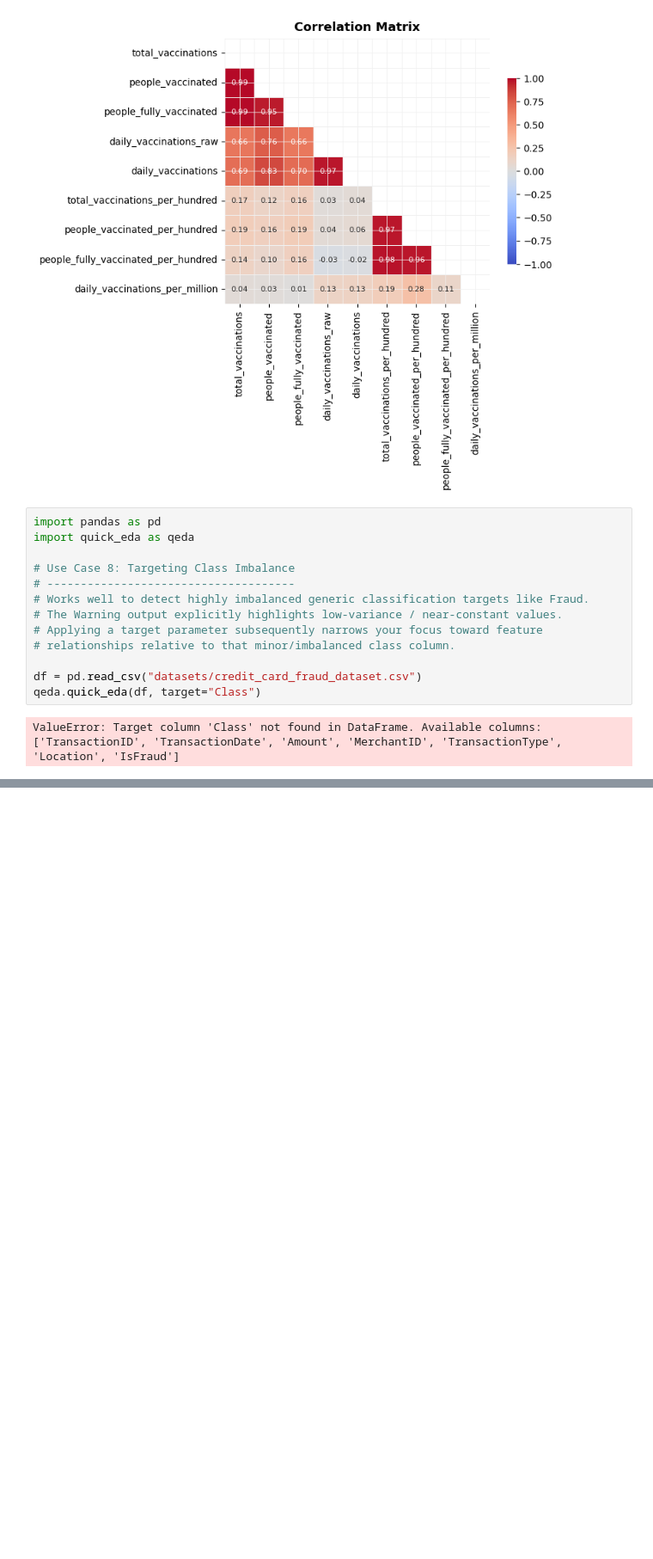
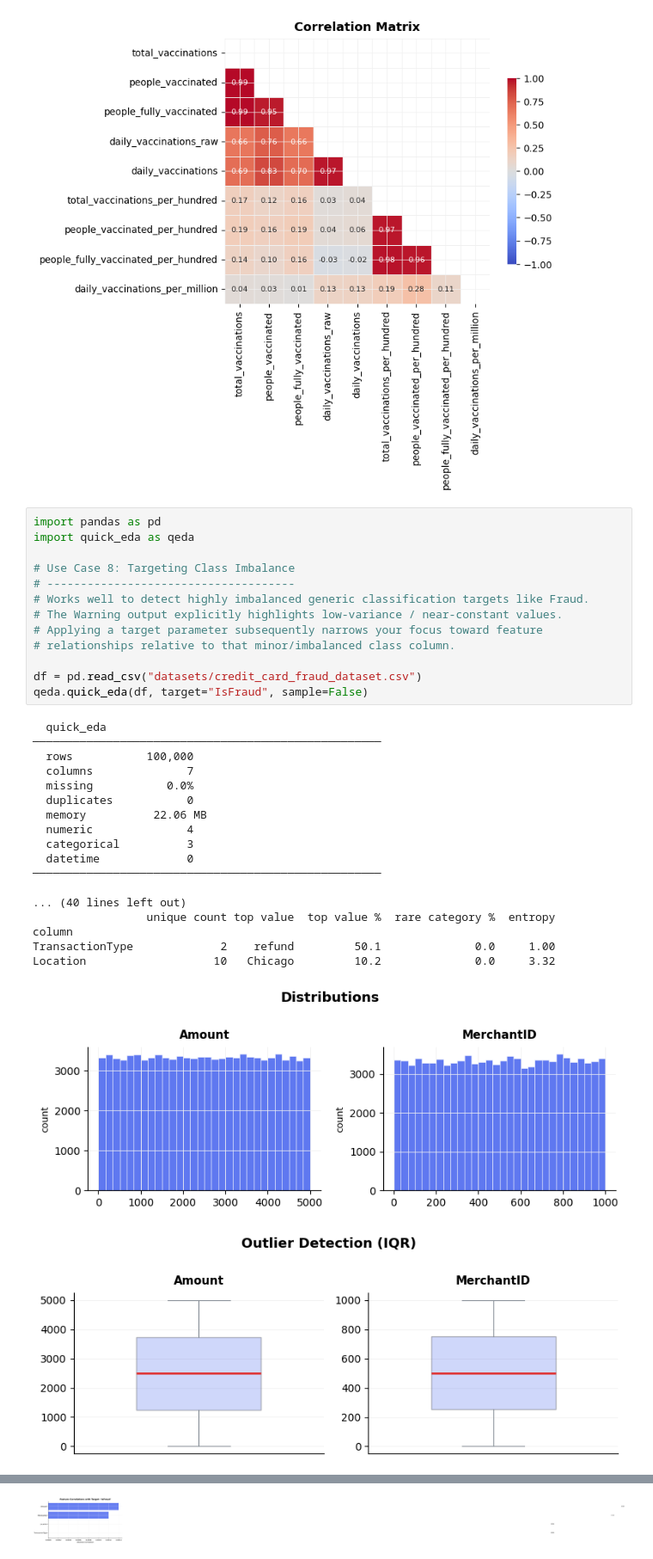
Before and after one commit to GodXSpell/AutoEDA, a Jupyter notebook: examples/demo.ipynb, the cells around one changed output, grey strips where cells are left out. Shown at 86% size. Saved outputs shown, nothing was run; the diff lists cells and outputs as text; blank space fills up the shorter version.

```diff
--- a/examples/demo.ipynb
+++ b/examples/demo.ipynb
@@ -348,15 +437,33 @@ source_website           119                                       https://covid
 # %%
 import pandas as pd
 import quick_eda as qeda
 
 # Use Case 8: Targeting Class Imbalance
 # -------------------------------------
 # Works well to detect highly imbalanced generic classification targets like Fraud.
 # The Warning output explicitly highlights low-variance / near-constant values.
 # Applying a target parameter subsequently narrows your focus toward feature
 # relationships relative to that minor/imbalanced class column.
 
 df = pd.read_csv("datasets/credit_card_fraud_dataset.csv")
-qeda.quick_eda(df, target="Class")
+qeda.quick_eda(df, target="IsFraud", sample=False)
 # %% [output]
-ValueError: Target column 'Class' not found in DataFrame. Available columns: ['TransactionID', 'TransactionDate', 'Amount', 'MerchantID', 'TransactionType', 'Location', 'IsFraud']
+  quick_eda
+────────────────────────────────────────────────────
+  rows           100,000
+  columns              7
+  missing           0.0%
+  duplicates           0
+  memory          22.06 MB
+  numeric              4
+  categorical          3
+  datetime             0
+────────────────────────────────────────────────────
+
+... (40 lines left out)
+                 unique count top value  top value %  rare category %  entropy
+column
+TransactionType             2    refund         50.1              0.0     1.00
+Location                   10   Chicago         10.2              0.0     3.32
+[figure, added]
+[figure, added]
@@ -362,0 +472 @@ ValueError: Target column 'Class' not found in DataFrame. Available columns: ['T
+[figure, added]
```
Also changed, not shown: parts of 6 cells of this notebook, 10 other files.
